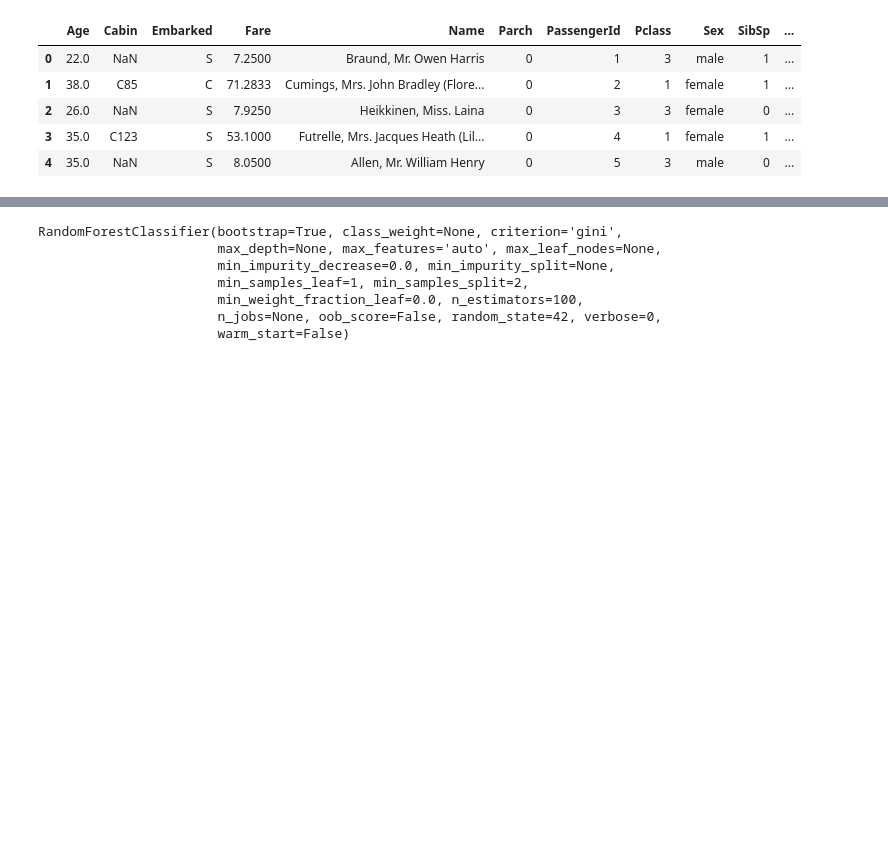
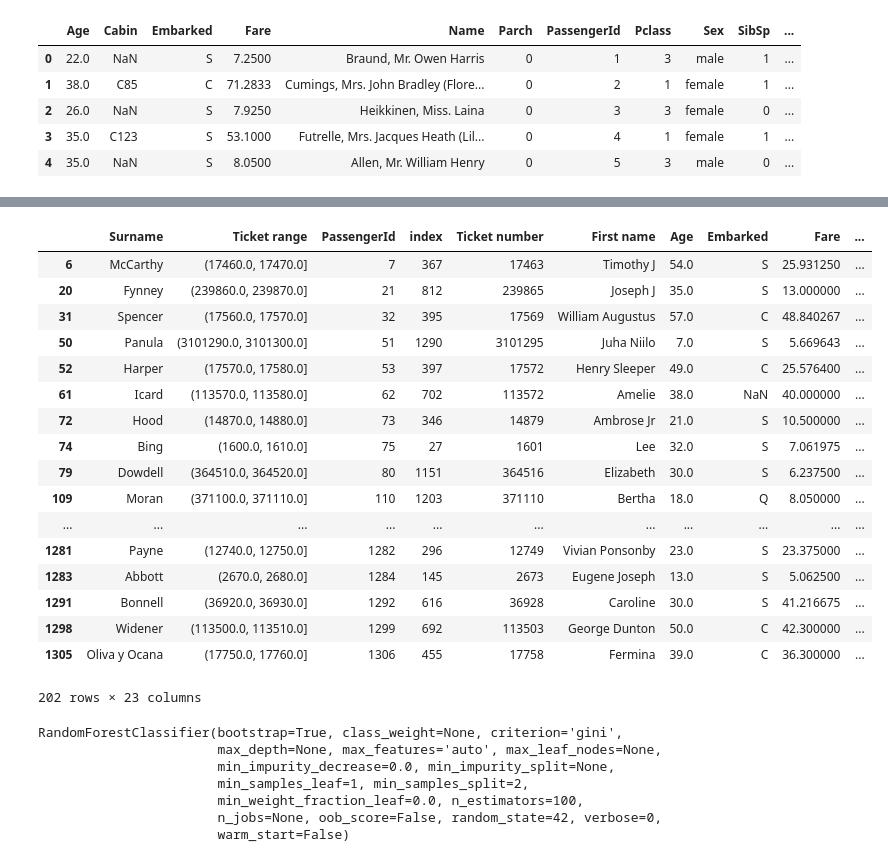
Before and after one commit to rmangan1/Kaggle-Titanic-Competition, a Jupyter notebook: titanic.ipynb, the cells around one changed output, grey strips where cells are left out. Drawn from its saved outputs; the diff is of its cells as text; code cells hidden in the pictures; blank space fills up the shorter version.

```diff
--- a/titanic.ipynb
+++ b/titanic.ipynb
@@ -90,27 +92,26 @@ def married(df):
     married = (men_women.groupby(['Surname','First name']).size() == 2)
     df = df.set_index(['Surname', 'First name'])
     df['Spouse'] = married.astype('int')
-    #df['Spouse'] = df['Spouse'].fillna(0)
-    #df['Sibling'] = df['SibSp'] - df['Spouse']
+    df['Spouse'] = df['Spouse'].fillna(0)
+    df['Sibling'] = df['SibSp'] - df['Spouse']
     df = df.reset_index()
     age_fill = df[df['Spouse'] == 1].groupby(['Surname','First name'])['Age'].apply(lambda x: x.ffill().bfill())
     df.loc[age_fill.index]['Age']  = age_fill.values
     df['Age'].update(age_fill)
-    #df = df.drop('SibSp', axis=1)
-    df = df.drop('Spouse', axis=1)
+    df = df.drop('SibSp', axis=1)
+    #df = df.drop(['Spouse', 'Sibling'], axis=1)
     return df
 
-if 0:
-    def parents(df):
-        children = df[df['Age']<16]
-        children['Parents'] = children['Parch']
-        children['Parch'] = 0
-        children = children[['Parch', 'Parents']]
+def parents(df):
+    children = df[df['Age']<16]
+    children['Parents'] = children['Parch']
+    children['Parch'] = 0
+    children = children[['Parch', 'Parents']]
 
-        df['Parents'] = 0
-        df['Parch'].update(children['Parch'])
-        df['Parents'].update(children['Parents'])
-        return df
+    df['Parents'] = 0
+    df['Parch'].update(children['Parch'])
+    df['Parents'].update(children['Parents'])
+    return df
 
 def ticket_range(df):
     train_tickets = df[df['Ticket number'].notnull()]['Ticket number'].astype(int)
@@ -127,9 +128,9 @@ def family(df):
     tindex= df[df['Family count'] >0]['Family count'].index
     count_update = df.loc[tindex.unique()]['Family count']
     df['Family count'].update(count_update)
-    df['Family count2'] = df['Parch'] + df['SibSp']
+    df['Family count2'] = df['Parch'] + df['Spouse'] + df['Parents'] + df['Sibling']
     df['Family count'] = df[['Family count', 'Family count2']].max(axis=1)
-    #df['Family count'] = df['Family count'] -  df['Parch'] - df['SibSp']
+    #df['Family count'] = df['Family count'] -  df['Parch'] - df['Spouse'] - df['Parents'] - df['Sibling']
     df = df.drop('Family count2', axis=1)
     return df
 
@@ -145,6 +146,11 @@ def calculate_fare(df):
     grouped = df.groupby('Pclass').Fare
     df['Fare'] = grouped.apply(lambda x: x.fillna(x.mean()))
     return df
+
+def friends(df):
+    df['Ticket count'] = df['Ticket count'] - df['Family count'] - 1
+    df['Ticket count'] = df['Ticket count'].clip(lower=0)
+    return df
 # %%
 combined = cabin_data(combined)
 combined = ticket_data(combined)
@@ -159,6 +165,7 @@ grouped = combined.groupby(['Sex','Pclass', 'Title'])
 #grouped.Age.median()
 combined.Age = grouped.Age.apply(lambda x: x.fillna(x.median()))
 
-#combined = parents(combined)
+combined = parents(combined)
 combined = ticket_range(combined)
 combined = family(combined)
+combined = friends(combined)
@@ -165,6 +181,27 @@ combined = family(combined)
 # %%
 combined = combined.sort_values(by = 'PassengerId')
 combined = combined.reset_index()
+# %%
+combined[combined['Ticket count'] > 0]
+# %% [output]
+|  | Surname | Ticket range | PassengerId | index | Ticket number | First name | Age | Embarked | Fare | ... |
+| 6 | McCarthy | (17460.0, 17470.0] | 7 | 367 | 17463 | Timothy J | 54.0 | S | 25.931250 | ... |
+| 20 | Fynney | (239860.0, 239870.0] | 21 | 812 | 239865 | Joseph J | 35.0 | S | 13.000000 | ... |
+| 31 | Spencer | (17560.0, 17570.0] | 32 | 395 | 17569 | William Augustus | 57.0 | C | 48.840267 | ... |
+| 50 | Panula | (3101290.0, 3101300.0] | 51 | 1290 | 3101295 | Juha Niilo | 7.0 | S | 5.669643 | ... |
+| 52 | Harper | (17570.0, 17580.0] | 53 | 397 | 17572 | Henry Sleeper | 49.0 | C | 25.576400 | ... |
+| 61 | Icard | (113570.0, 113580.0] | 62 | 702 | 113572 | Amelie | 38.0 | NaN | 40.000000 | ... |
+| 72 | Hood | (14870.0, 14880.0] | 73 | 346 | 14879 | Ambrose Jr | 21.0 | S | 10.500000 | ... |
+| 74 | Bing | (1600.0, 1610.0] | 75 | 27 | 1601 | Lee | 32.0 | S | 7.061975 | ... |
+| 79 | Dowdell | (364510.0, 364520.0] | 80 | 1151 | 364516 | Elizabeth | 30.0 | S | 6.237500 | ... |
+| 109 | Moran | (371100.0, 371110.0] | 110 | 1203 | 371110 | Bertha | 18.0 | Q | 8.050000 | ... |
+| ... | ... | ... | ... | ... | ... | ... | ... | ... | ... | ... |
+| 1281 | Payne | (12740.0, 12750.0] | 1282 | 296 | 12749 | Vivian Ponsonby | 23.0 | S | 23.375000 | ... |
+| 1283 | Abbott | (2670.0, 2680.0] | 1284 | 145 | 2673 | Eugene Joseph | 13.0 | S | 5.062500 | ... |
+| 1291 | Bonnell | (36920.0, 36930.0] | 1292 | 616 | 36928 | Caroline | 30.0 | S | 41.216675 | ... |
+| 1298 | Widener | (113500.0, 113510.0] | 1299 | 692 | 113503 | George Dunton | 50.0 | C | 42.300000 | ... |
+| 1305 | Oliva y Ocana | (17750.0, 17760.0] | 1306 | 455 | 17758 | Fermina | 39.0 | C | 36.300000 | ... |
+202 rows × 23 columns
 # %%
 
 train_full_y = combined['Survived'][0:891]
```
Also changed, not shown: parts of 22 cells of this notebook.
